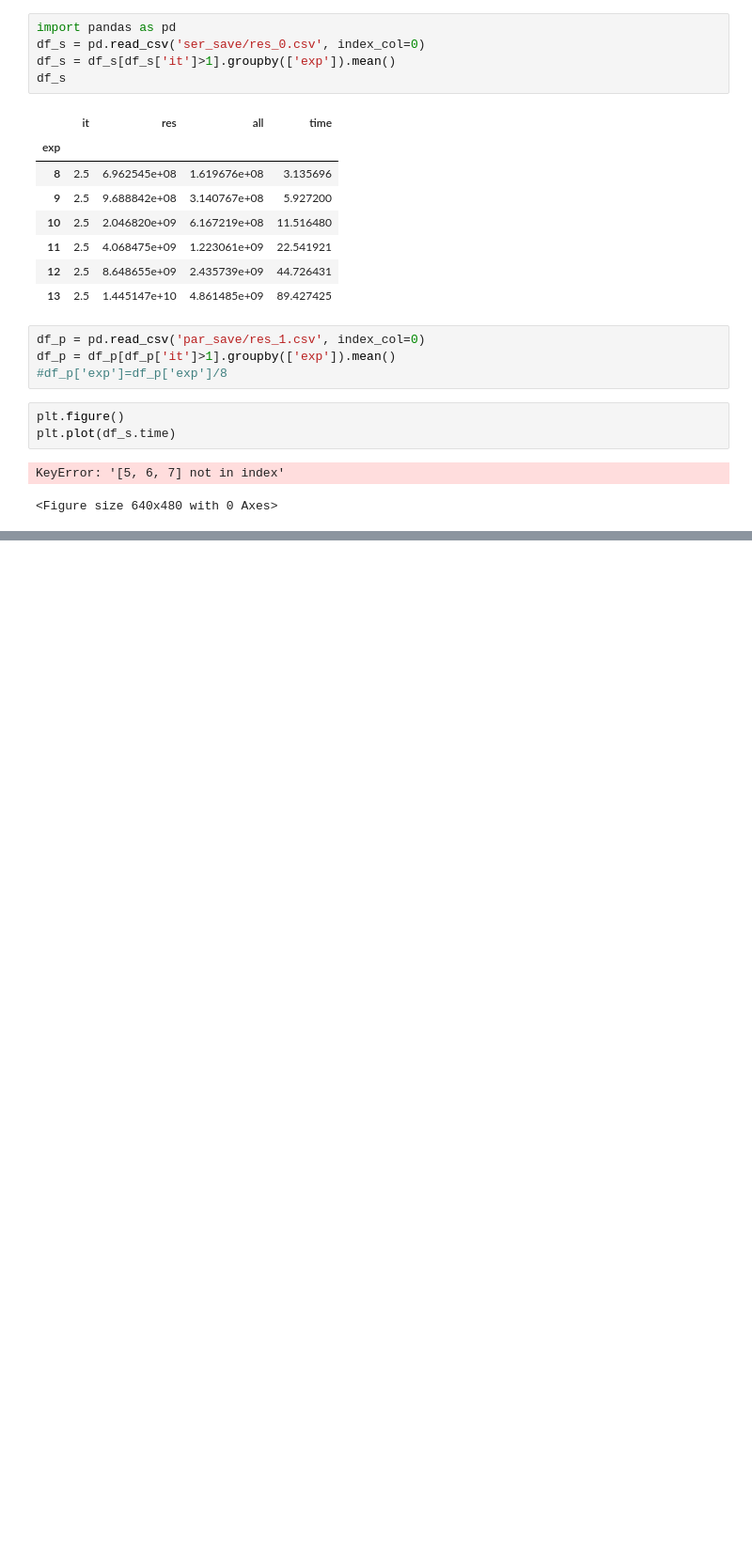
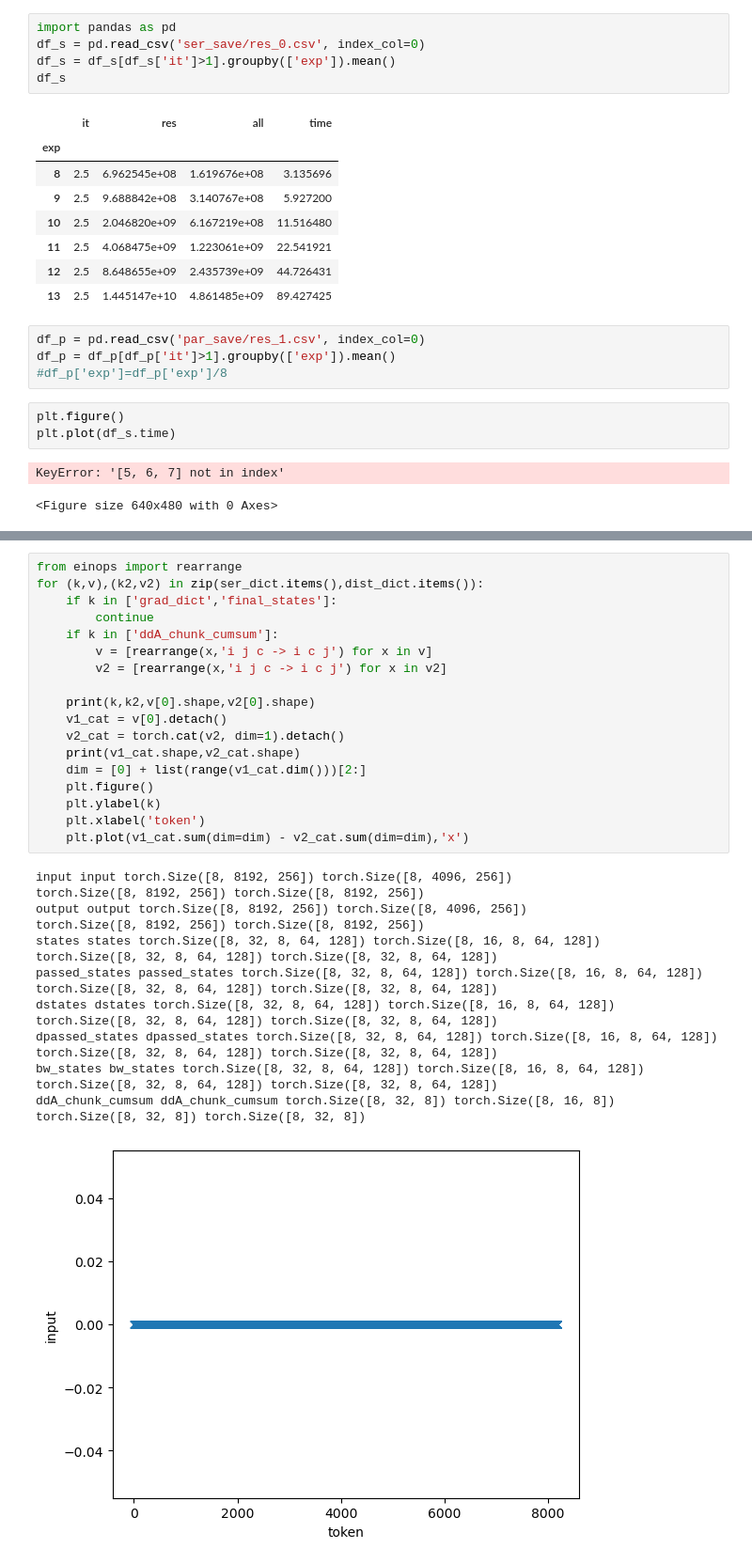
Before and after one commit to state-spaces/mamba, a Jupyter notebook: tests.ipynb, the cells around one changed output, grey strips where cells are left out. Shown at 94% size. Saved outputs shown, nothing was run; the diff lists cells and outputs as text; blank space fills up the shorter version.

```diff
--- a/tests.ipynb
+++ b/tests.ipynb
@@ -765,0 +818,36 @@ out_proj.weight torch.Size([256, 512]) tensor(0.)
+# %%
+from einops import rearrange
+for (k,v),(k2,v2) in zip(ser_dict.items(),dist_dict.items()):
+    if k in ['grad_dict','final_states']:
+        continue
+    if k in ['ddA_chunk_cumsum']:
+        v = [rearrange(x,'i j c -> i c j') for x in v]
+        v2 = [rearrange(x,'i j c -> i c j') for x in v2]
+
+    print(k,k2,v[0].shape,v2[0].shape)
+    v1_cat = v[0].detach()
+    v2_cat = torch.cat(v2, dim=1).detach()
+    print(v1_cat.shape,v2_cat.shape)
+    dim = [0] + list(range(v1_cat.dim()))[2:]
+    plt.figure()
+    plt.ylabel(k)
+    plt.xlabel('token')
+    plt.plot(v1_cat.sum(dim=dim) - v2_cat.sum(dim=dim),'x')
+# %% [output]
+input input torch.Size([8, 8192, 256]) torch.Size([8, 4096, 256])
+torch.Size([8, 8192, 256]) torch.Size([8, 8192, 256])
+output output torch.Size([8, 8192, 256]) torch.Size([8, 4096, 256])
+torch.Size([8, 8192, 256]) torch.Size([8, 8192, 256])
+states states torch.Size([8, 32, 8, 64, 128]) torch.Size([8, 16, 8, 64, 128])
+torch.Size([8, 32, 8, 64, 128]) torch.Size([8, 32, 8, 64, 128])
+passed_states passed_states torch.Size([8, 32, 8, 64, 128]) torch.Size([8, 16, 8, 64, 128])
+torch.Size([8, 32, 8, 64, 128]) torch.Size([8, 32, 8, 64, 128])
+dstates dstates torch.Size([8, 32, 8, 64, 128]) torch.Size([8, 16, 8, 64, 128])
+torch.Size([8, 32, 8, 64, 128]) torch.Size([8, 32, 8, 64, 128])
+dpassed_states dpassed_states torch.Size([8, 32, 8, 64, 128]) torch.Size([8, 16, 8, 64, 128])
+torch.Size([8, 32, 8, 64, 128]) torch.Size([8, 32, 8, 64, 128])
+bw_states bw_states torch.Size([8, 32, 8, 64, 128]) torch.Size([8, 16, 8, 64, 128])
+torch.Size([8, 32, 8, 64, 128]) torch.Size([8, 32, 8, 64, 128])
+ddA_chunk_cumsum ddA_chunk_cumsum torch.Size([8, 32, 8]) torch.Size([8, 16, 8])
+torch.Size([8, 32, 8]) torch.Size([8, 32, 8])
+[figure, added]
```
Also changed, not shown: parts of 8 cells of this notebook, 2 other files.
